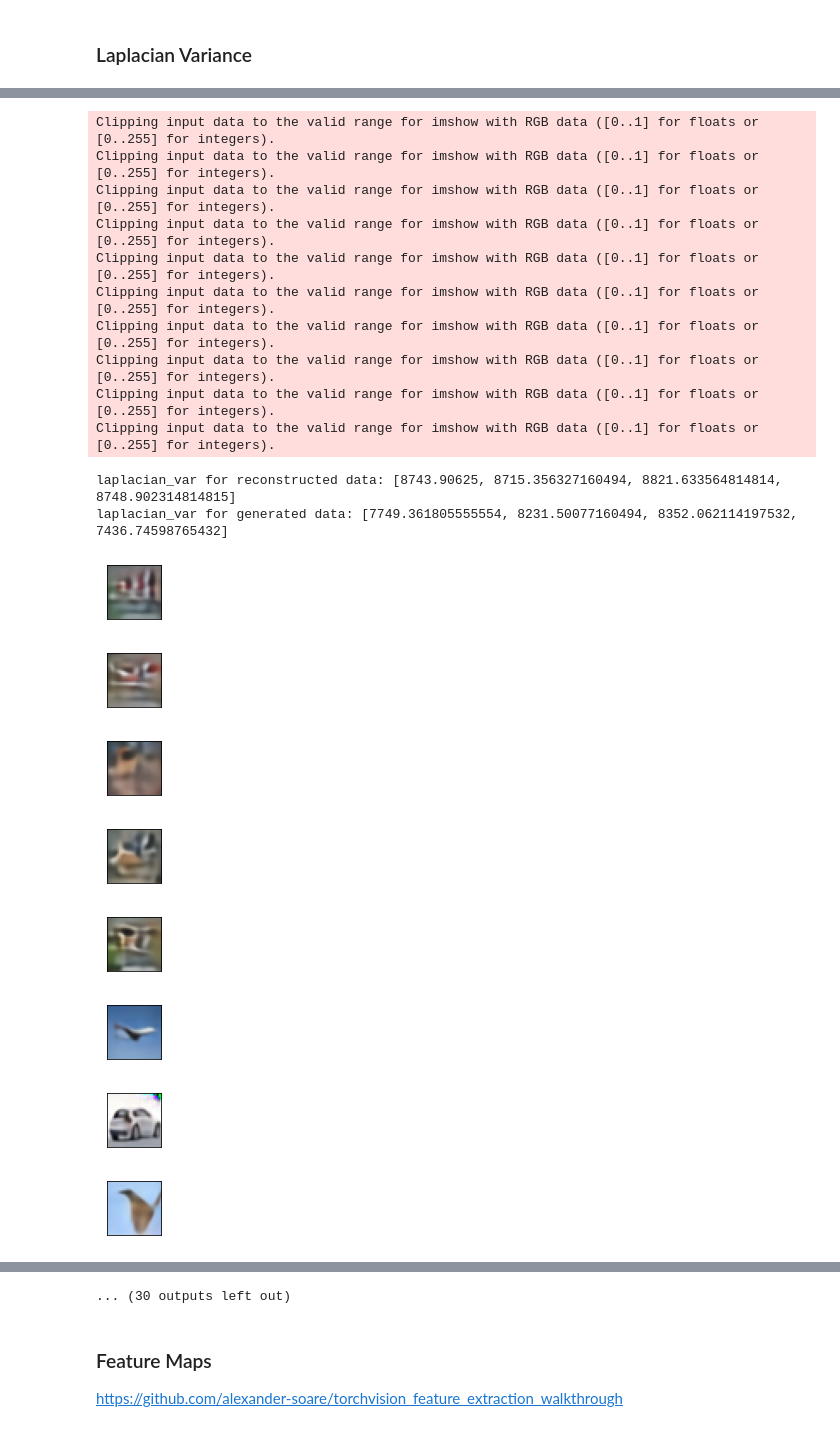
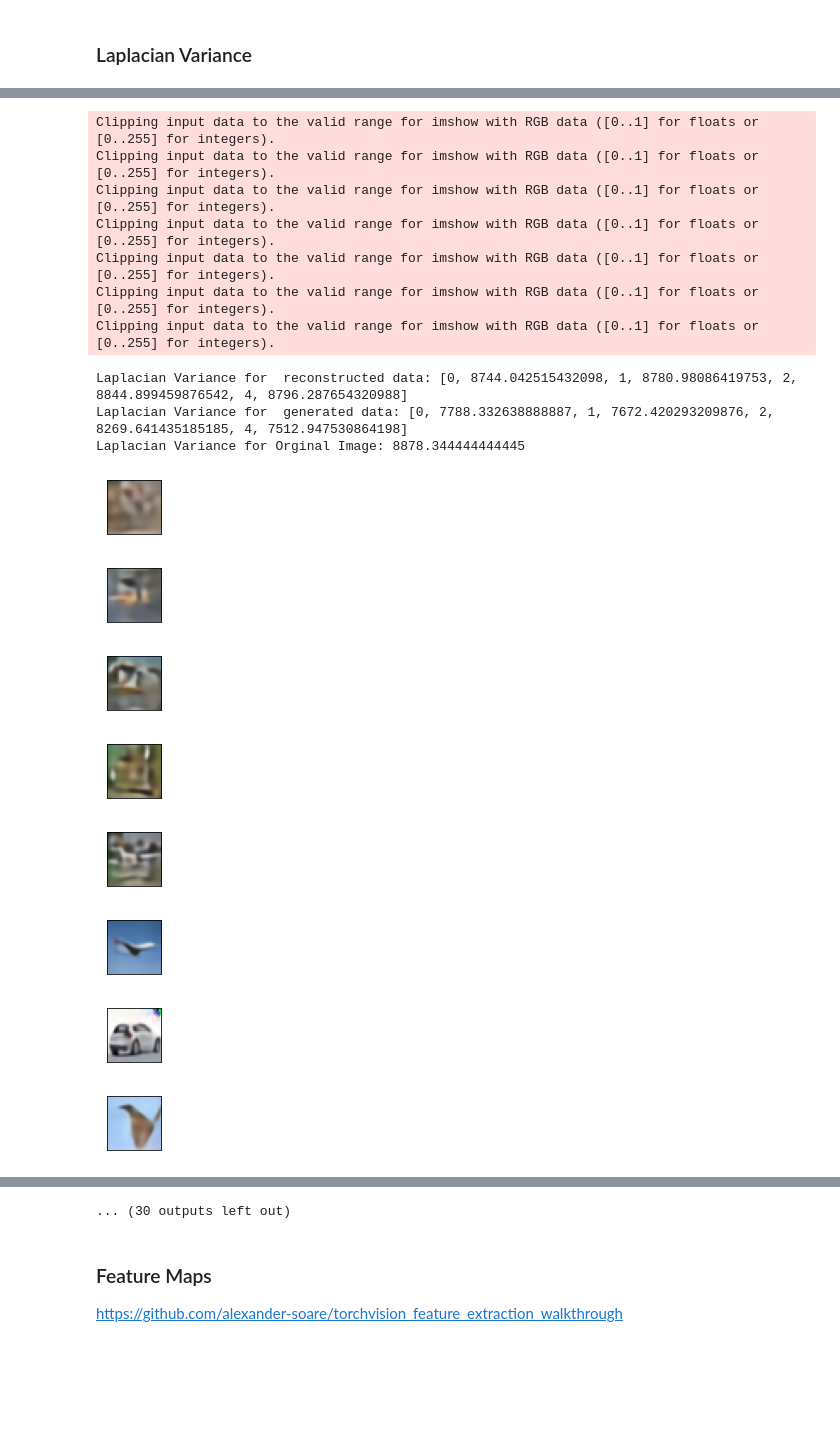
Before and after one commit to AlisaYang07/DL-AutoEncoder, a Jupyter notebook: main_VAE.ipynb, the cells around one changed output, grey strips where cells are left out. Drawn from its saved outputs; the diff is of its cells as text; code cells hidden in the pictures; blank space fills up the shorter version.

```diff
--- a/main_VAE.ipynb
+++ b/main_VAE.ipynb
@@ -262,3 +262,16 @@ def sharpness(path):
     fm = cv2.Laplacian(gray, cv2.CV_64F).var()
     return fm
 #Ref: https://pyimagesearch.com/2015/09/07/blur-detection-with-opencv/
+# %%
+#Laplacian of OG images
+og_sharpness= []
+for i in range(0,5):
+    og_img = fig_input[i].cpu()
+    fig, ax = plt.subplots(figsize=(1,1))
+    ax.set_xticks([]); ax.set_yticks([])
+    ax.imshow(make_grid(unorm(og_img.unsqueeze(0)), nrow=1).permute(1,2,0))
+    plt.savefig(f"/home/alisa/DL_AutoEncoder/OG{i}.png")
+for i in range(0,5):
+    path = f"/home/alisa/DL_AutoEncoder/OG{i}.png"
+    og_sharpness.append(sharpness(path))
+og_sharpness = np.mean(og_sharpness)
@@ -291,45 +310,48 @@ for beta in betas:
         ax.set_xticks([]); ax.set_yticks([])
         ax.imshow(make_grid(unorm(samples_img), nrow=1).permute(1,2,0))
         plt.savefig(f"/home/alisa/DL_AutoEncoder/beta{beta}-generated{i}.png")
 
      #Reconstrcut 5 Images, and save them
     for i in range(0,5):
         latent_dim = 128
         output,_,_ = model(fig_input[i].unsqueeze(0).cuda())
         fig, ax = plt.subplots(figsize=(1,1))
         ax.set_xticks([]); ax.set_yticks([])
         ax.imshow(make_grid(unorm(output.detach().cpu()), nrow=1).permute(1,2,0))
         plt.savefig(f"/home/alisa/DL_AutoEncoder/beta{beta}-reconstrcution{i}.png")
 
     beta_sharpness_gen = []
     beta_sharpness_rec = []
+    beta
     for i in range(0,5):
         path = f"/home/alisa/DL_AutoEncoder/beta{beta}-generated{i}.png"
         beta_sharpness_gen.append(sharpness(path))
         path = f"/home/alisa/DL_AutoEncoder/beta{beta}-reconstrcution{i}.png"
         beta_sharpness_rec.append(sharpness(path))
+        path = f"/home/alisa/DL_AutoEncoder/beta{beta}-OG{i}.png"
+    laplacian_var_reconstruction.append(beta)
     laplacian_var_reconstruction.append(np.mean(beta_sharpness_rec))
+    laplacian_var_generated.append(beta)
     laplacian_var_generated.append(np.mean(beta_sharpness_gen))
-print("laplacian_var for reconstructed data:", laplacian_var_reconstruction)
-print("laplacian_var for generated data:", laplacian_var_generated)
+print("Laplacian Variance for  reconstructed data:", laplacian_var_reconstruction)
+print("Laplacian Variance for  generated data:", laplacian_var_generated)
+print("Laplacian Variance for Orginal Image:",og_sharpness)
 # %% [output]
 Clipping input data to the valid range for imshow with RGB data ([0..1] for floats or [0..255] for integers).
 Clipping input data to the valid range for imshow with RGB data ([0..1] for floats or [0..255] for integers).
 Clipping input data to the valid range for imshow with RGB data ([0..1] for floats or [0..255] for integers).
 Clipping input data to the valid range for imshow with RGB data ([0..1] for floats or [0..255] for integers).
 Clipping input data to the valid range for imshow with RGB data ([0..1] for floats or [0..255] for integers).
 Clipping input data to the valid range for imshow with RGB data ([0..1] for floats or [0..255] for integers).
 Clipping input data to the valid range for imshow with RGB data ([0..1] for floats or [0..255] for integers).
-Clipping input data to the valid range for imshow with RGB data ([0..1] for floats or [0..255] for integers).
-Clipping input data to the valid range for imshow with RGB data ([0..1] for floats or [0..255] for integers).
-Clipping input data to the valid range for imshow with RGB data ([0..1] for floats or [0..255] for integers).
-laplacian_var for reconstructed data: [8743.90625, 8715.356327160494, 8821.633564814814, 8748.902314814815]
-laplacian_var for generated data: [7749.361805555554, 8231.50077160494, 8352.062114197532, 7436.74598765432]
+Laplacian Variance for  reconstructed data: [0, 8744.042515432098, 1, 8780.98086419753, 2, 8844.899459876542, 4, 8796.287654320988]
+Laplacian Variance for  generated data: [0, 7788.332638888887, 1, 7672.420293209876, 2, 8269.641435185185, 4, 7512.947530864198]
+Laplacian Variance for Orginal Image: 8878.344444444445
-[figure, old version]
+[figure, new version]
-[figure, old version]
+[figure, new version]
-[figure, old version]
+[figure, new version]
-[figure, old version]
+[figure, new version]
-[figure, old version]
+[figure, new version]
 [figure]
 [figure]
 [figure]
```
Also changed, not shown: parts of 3 cells of this notebook.
